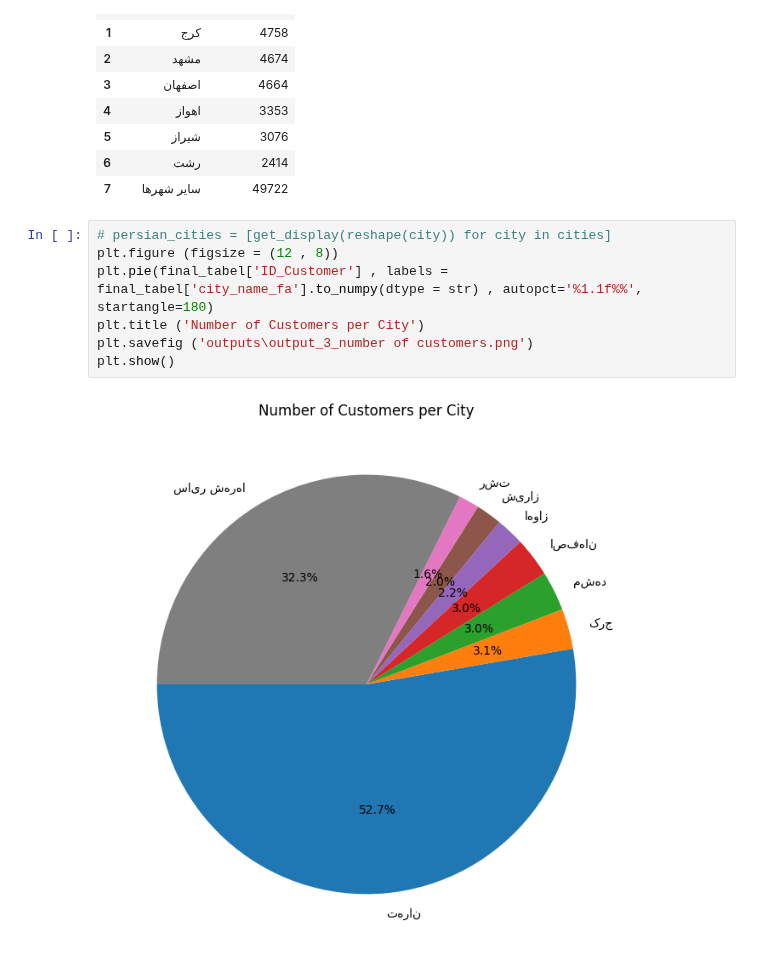
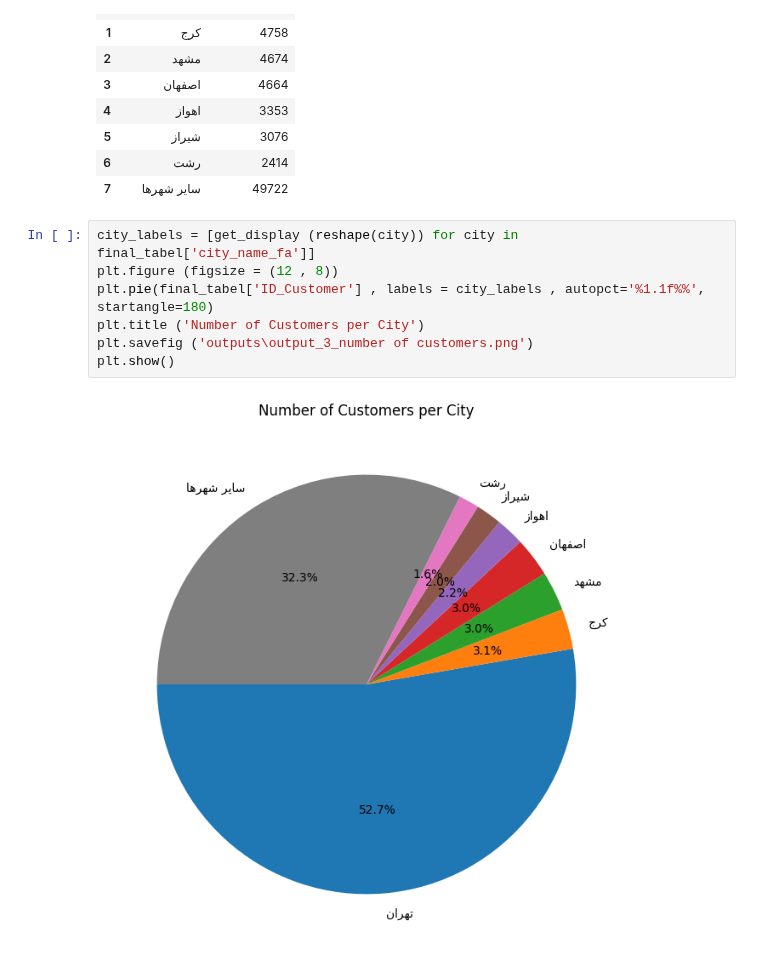
Before and after one commit to TaRa1999R/Data_Science, a Jupyter notebook: assignment39/3_digikala.ipynb, the cells around one changed output. Drawn from its saved outputs; the diff is of its cells as text.

```diff
--- a/assignment39/3_digikala.ipynb
+++ b/assignment39/3_digikala.ipynb
@@ -74,11 +76,11 @@ final_tabel
 | 6 | رشت | 2414 |
 | 7 | سایر شهرها | 49722 |
 # %%
-# persian_cities = [get_display(reshape(city)) for city in cities]
+city_labels = [get_display (reshape(city)) for city in final_tabel['city_name_fa']]
 plt.figure (figsize = (12 , 8))
-plt.pie(final_tabel['ID_Customer'] , labels = final_tabel['city_name_fa'].to_numpy(dtype = str) , autopct='%1.1f%%', startangle=180)
+plt.pie(final_tabel['ID_Customer'] , labels = city_labels , autopct='%1.1f%%', startangle=180)
 plt.title ('Number of Customers per City')
 plt.savefig ('outputs\output_3_number of customers.png')
 plt.show()
 # %% [output]
-[figure, old version]
+[figure, new version]
```
Also changed, not shown: parts of 1 cell of this notebook, 1 other file.
